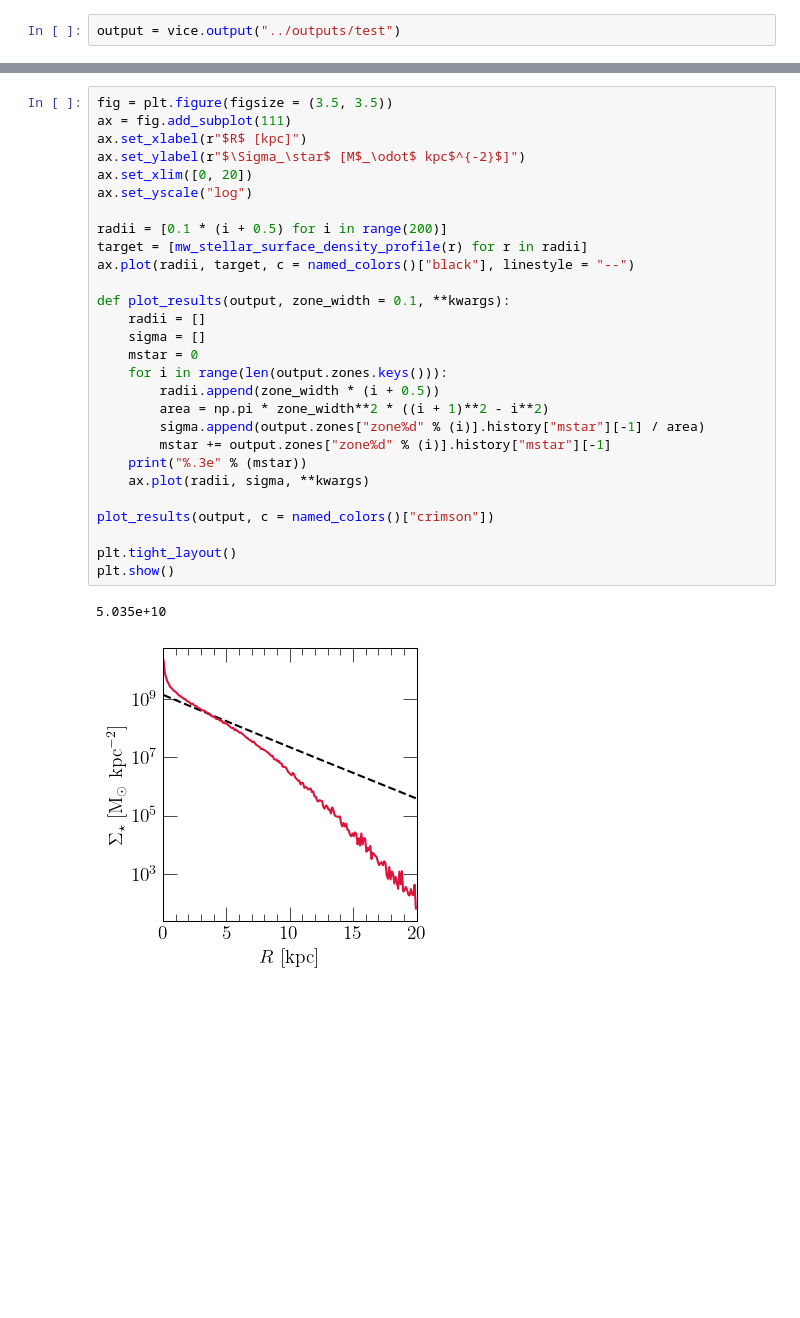
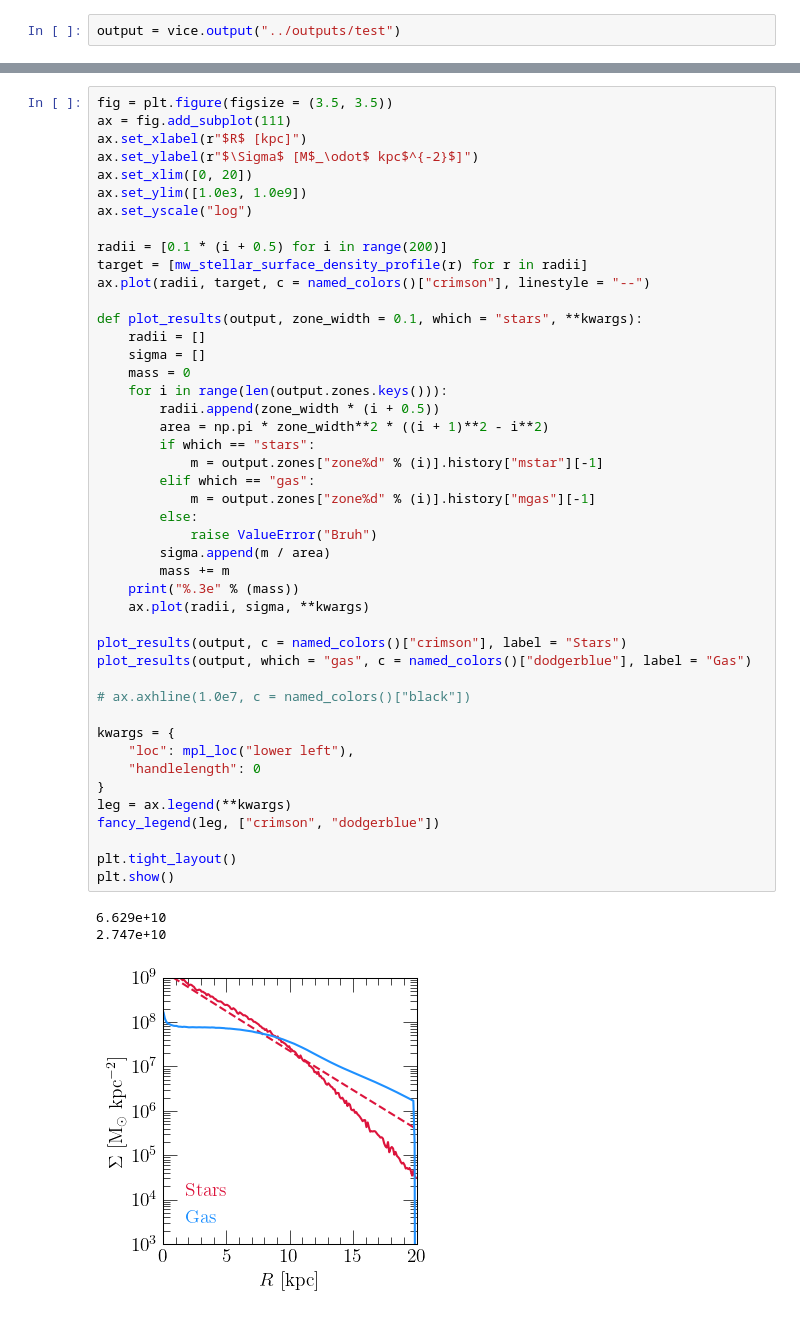
Before and after one commit to giganano/merger-flows, a Jupyter notebook: notebooks/calibration.ipynb, the cells around one changed output, grey strips where cells are left out. Cells and saved outputs as stored; diff of their text form; blank space fills up the shorter version.

```diff
--- a/notebooks/calibration.ipynb
+++ b/notebooks/calibration.ipynb
@@ -22,32 +66,50 @@ output = vice.output("../outputs/test")
 # %%
 fig = plt.figure(figsize = (3.5, 3.5))
 ax = fig.add_subplot(111)
 ax.set_xlabel(r"$R$ [kpc]")
-ax.set_ylabel(r"$\Sigma_\star$ [M$_\odot$ kpc$^{-2}$]")
+ax.set_ylabel(r"$\Sigma$ [M$_\odot$ kpc$^{-2}$]")
 ax.set_xlim([0, 20])
+ax.set_ylim([1.0e3, 1.0e9])
 ax.set_yscale("log")
 
 radii = [0.1 * (i + 0.5) for i in range(200)]
 target = [mw_stellar_surface_density_profile(r) for r in radii]
-ax.plot(radii, target, c = named_colors()["black"], linestyle = "--")
+ax.plot(radii, target, c = named_colors()["crimson"], linestyle = "--")
 
-def plot_results(output, zone_width = 0.1, **kwargs):
+def plot_results(output, zone_width = 0.1, which = "stars", **kwargs):
     radii = []
     sigma = []
-    mstar = 0
+    mass = 0
     for i in range(len(output.zones.keys())):
         radii.append(zone_width * (i + 0.5))
         area = np.pi * zone_width**2 * ((i + 1)**2 - i**2)
-        sigma.append(output.zones["zone%d" % (i)].history["mstar"][-1] / area)
-        mstar += output.zones["zone%d" % (i)].history["mstar"][-1]
-    print("%.3e" % (mstar))
+        if which == "stars":
+            m = output.zones["zone%d" % (i)].history["mstar"][-1]
+        elif which == "gas":
+            m = output.zones["zone%d" % (i)].history["mgas"][-1]
+        else:
+            raise ValueError("Bruh")
+        sigma.append(m / area)
+        mass += m
+    print("%.3e" % (mass))
     ax.plot(radii, sigma, **kwargs)
 
-plot_results(output, c = named_colors()["crimson"])
+plot_results(output, c = named_colors()["crimson"], label = "Stars")
+plot_results(output, which = "gas", c = named_colors()["dodgerblue"], label = "Gas")
+
+# ax.axhline(1.0e7, c = named_colors()["black"])
+
+kwargs = {
+    "loc": mpl_loc("lower left"),
+    "handlelength": 0
+}
+leg = ax.legend(**kwargs)
+fancy_legend(leg, ["crimson", "dodgerblue"])
 
 plt.tight_layout()
 plt.show()
 # %% [output]
-5.035e+10
+6.629e+10
+2.747e+10
-[figure, old version]
+[figure, new version]
 # %%
```
Also changed, not shown: parts of 3 cells of this notebook, 8 other files.
